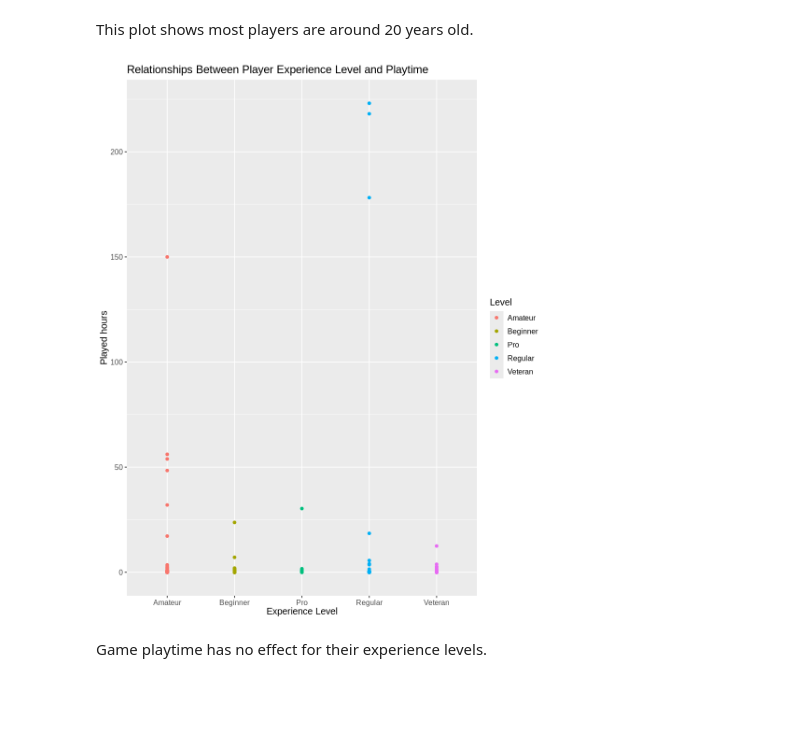
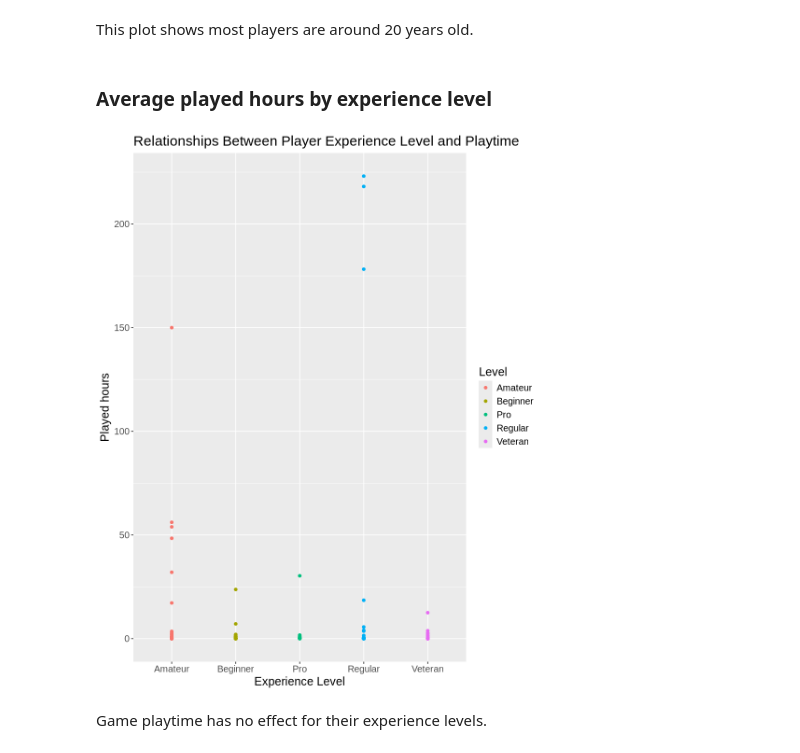
Before and after one commit to gaogaowara-cmd/dsci-100-project-group9-18, a Jupyter notebook: DSCI100_individual.ipynb, the cells around one changed output. Cells and saved outputs as stored; diff of their text form; code cells hidden in the pictures; blank space fills up the shorter version.

Commit message:
Fix graph issue_3

```diff
--- a/DSCI100_individual.ipynb
+++ b/DSCI100_individual.ipynb
@@ -152,18 +152,20 @@ age_plot
 [figure]
 # %% [markdown]
 This plot shows most players are around 20 years old.
+# %% [markdown]
+### Average played hours by experience level
 # %%
 # average played hours by experience level
 options(repr.plot.width = 8, repr.plot.height = 10)
 playtime_vs_level <- mc_players |>
     ggplot(aes(x = experience, y = played_hours, color = experience)) + geom_point() +
     labs(title = "Relationships Between Player Experience Level and Playtime",
          x = "Experience Level", y = "Played hours", color = "Level") +
-    theme(text = element_text(size = 12))
+    theme(text = element_text(size = 15))
 
 playtime_vs_level
 # %% [output]
-[figure, old version]
+[figure, new version]
 # %% [markdown]
 Game playtime has no effect for their experience levels.
 # %% [markdown]
```
Also changed, not shown: parts of 1 cell of this notebook.
